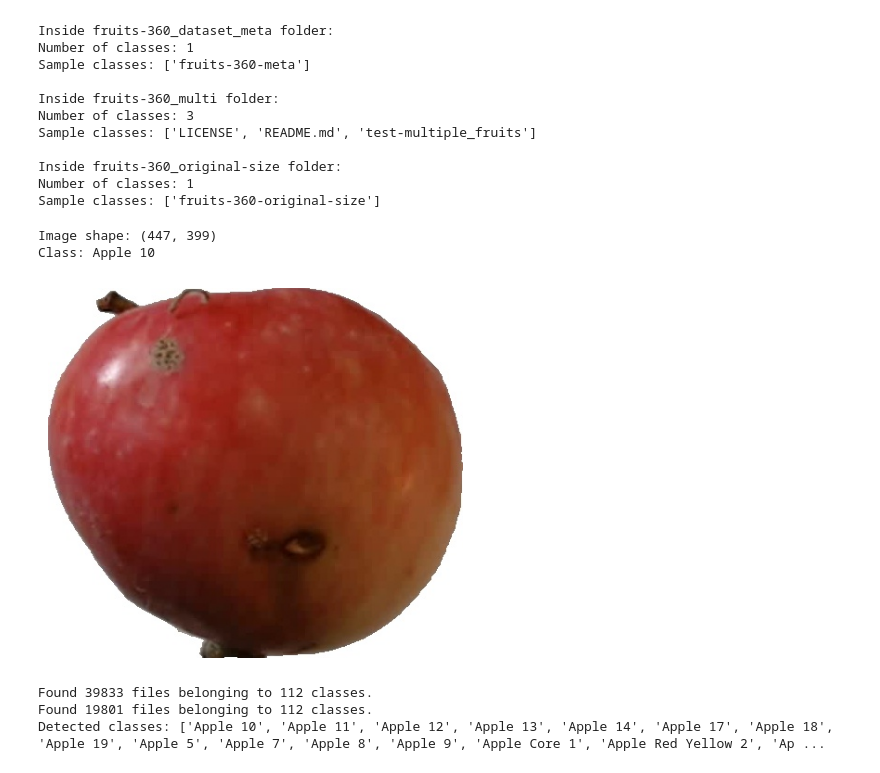
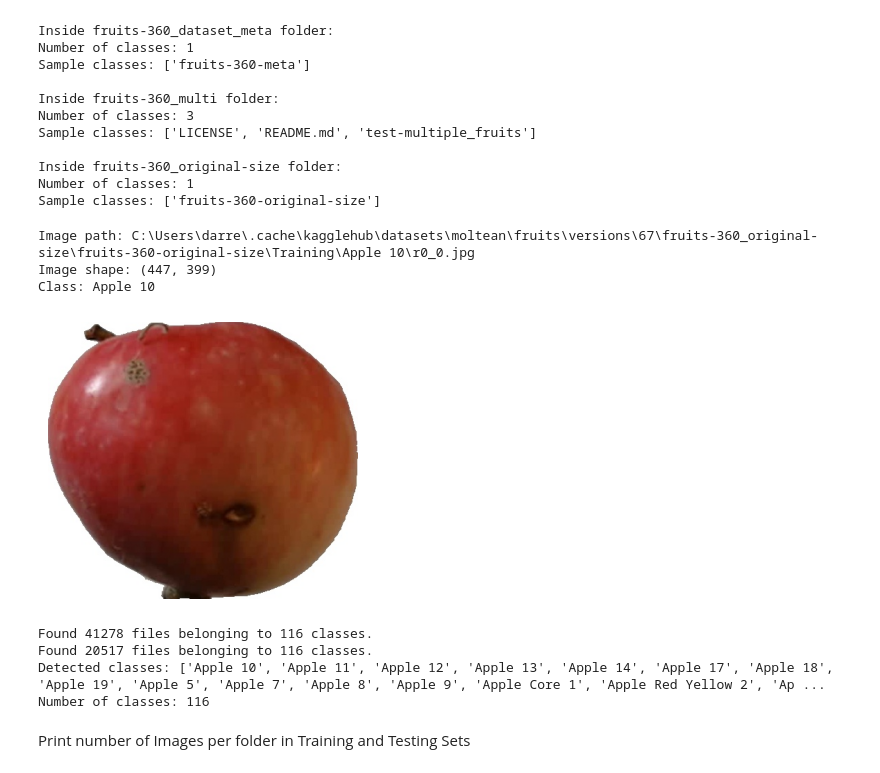
Before and after one commit to DarrenChooo/fruits-classification, a Jupyter notebook: fruits.ipynb, the cells around one changed output. Saved outputs shown, nothing was run; the diff lists cells and outputs as text; code cells hidden in the pictures.

```diff
--- a/fruits.ipynb
+++ b/fruits.ipynb
@@ -76,51 +90,60 @@ Number of classes: 1
 Sample classes: ['fruits-360-original-size']
 # %%
 from PIL import Image
-import matplotlib.pyplot as plt
 
 trainning_path = "fruits-360_original-size\\fruits-360-original-size\\Training"
-testting_path  = "fruits-360_original-size\\fruits-360-original-size\\Test"
+testing_path  = "fruits-360_original-size\\fruits-360-original-size\\Test"
 
-# Pick any class to test
+# Pick one class to test
 sample_class = os.listdir(os.path.join(path, trainning_path))[0]
 sample_folder = os.path.join(path, trainning_path, sample_class)
 
-# Pick any image
+# Pick one image
 sample_image = os.listdir(sample_folder)[0]
 image_path = os.path.join(sample_folder, sample_image)
 
 img = Image.open(image_path)
+plt.figure(figsize=(4,4))
 plt.imshow(img)
 plt.axis("off")
 
+print("Image path:", image_path)
 print("Image shape:", img.size)
 print("Class:", sample_class)
 # %% [output]
+Image path: C:\Users\darre\.cache\kagglehub\datasets\moltean\fruits\versions\67\fruits-360_original-size\fruits-360-original-size\Training\Apple 10\r0_0.jpg
 Image shape: (447, 399)
 Class: Apple 10
-[figure, old version]
+[figure, new version]
 # %%
 # Create datasets
 import tensorflow as tf
 
-img_size = 224
 batch_size = 32
 
+# Resize all images to 100x100
 train_ds = tf.keras.utils.image_dataset_from_directory(
     os.path.join(path, trainning_path),
-    image_size=(img_size, img_size),
-    batch_size=batch_size
+    image_size=(100, 100),
+    batch_size=batch_size,
+    label_mode='int'
 )
 
-val_ds = tf.keras.utils.image_dataset_from_directory(
-    os.path.join(path, testting_path),
-    image_size=(img_size, img_size),
-    batch_size=batch_size
+validation_ds = tf.keras.utils.image_dataset_from_directory(
+    os.path.join(path, testing_path),
+    image_size=(100, 100),
+    batch_size=batch_size,
+    label_mode='int'
 )
 
 class_names = train_ds.class_names
 print("Detected classes:", class_names)
+num_classes = len(class_names)
+print("Number of classes:", num_classes)
 # %% [output]
-Found 39833 files belonging to 112 classes.
-Found 19801 files belonging to 112 classes.
+Found 41278 files belonging to 116 classes.
+Found 20517 files belonging to 116 classes.
 Detected classes: ['Apple 10', 'Apple 11', 'Apple 12', 'Apple 13', 'Apple 14', 'Apple 17', 'Apple 18', 'Apple 19', 'Apple 5', 'Apple 7', 'Apple 8', 'Apple 9', 'Apple Core 1', 'Apple Red Yellow 2', 'Ap ...
+Number of classes: 116
+# %% [markdown]
+Print number of Images per folder in Training and Testing Sets
```
Also changed, not shown: parts of 25 cells of this notebook, 3 other files.
